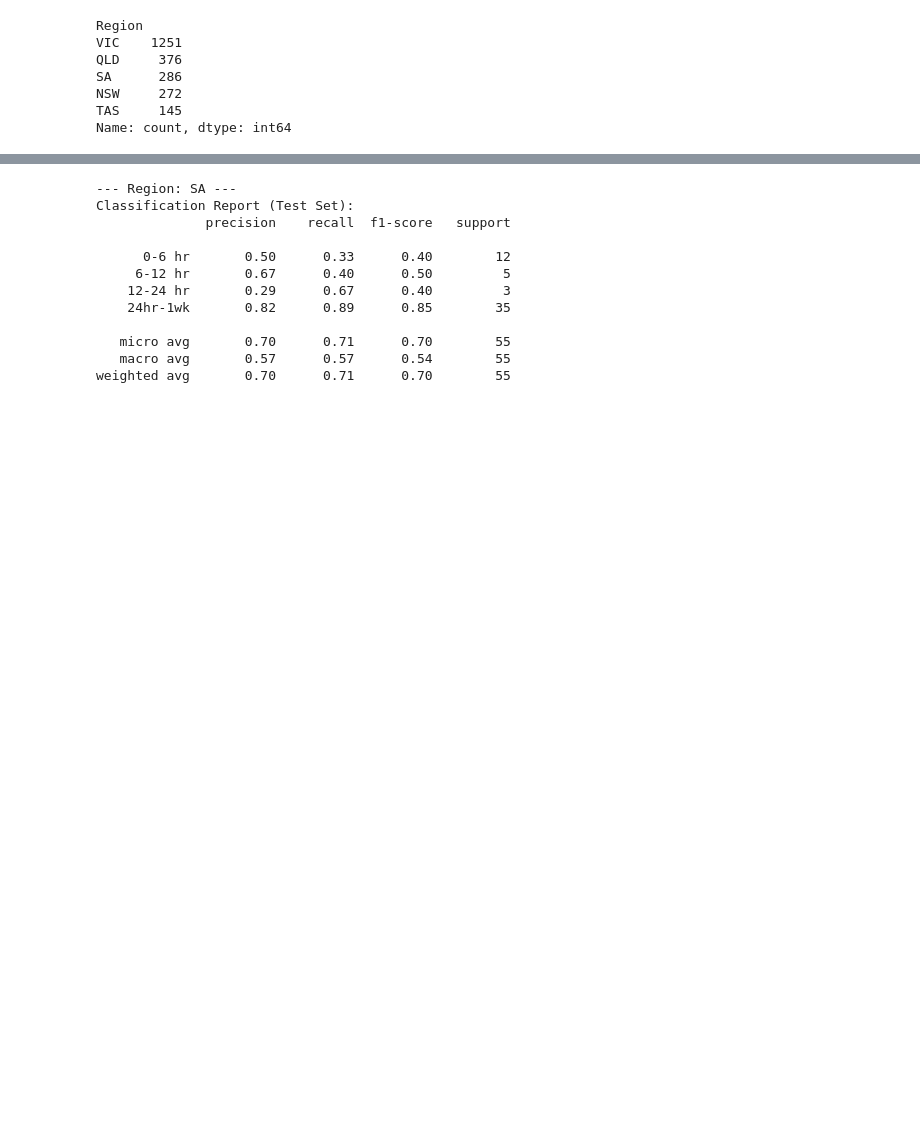
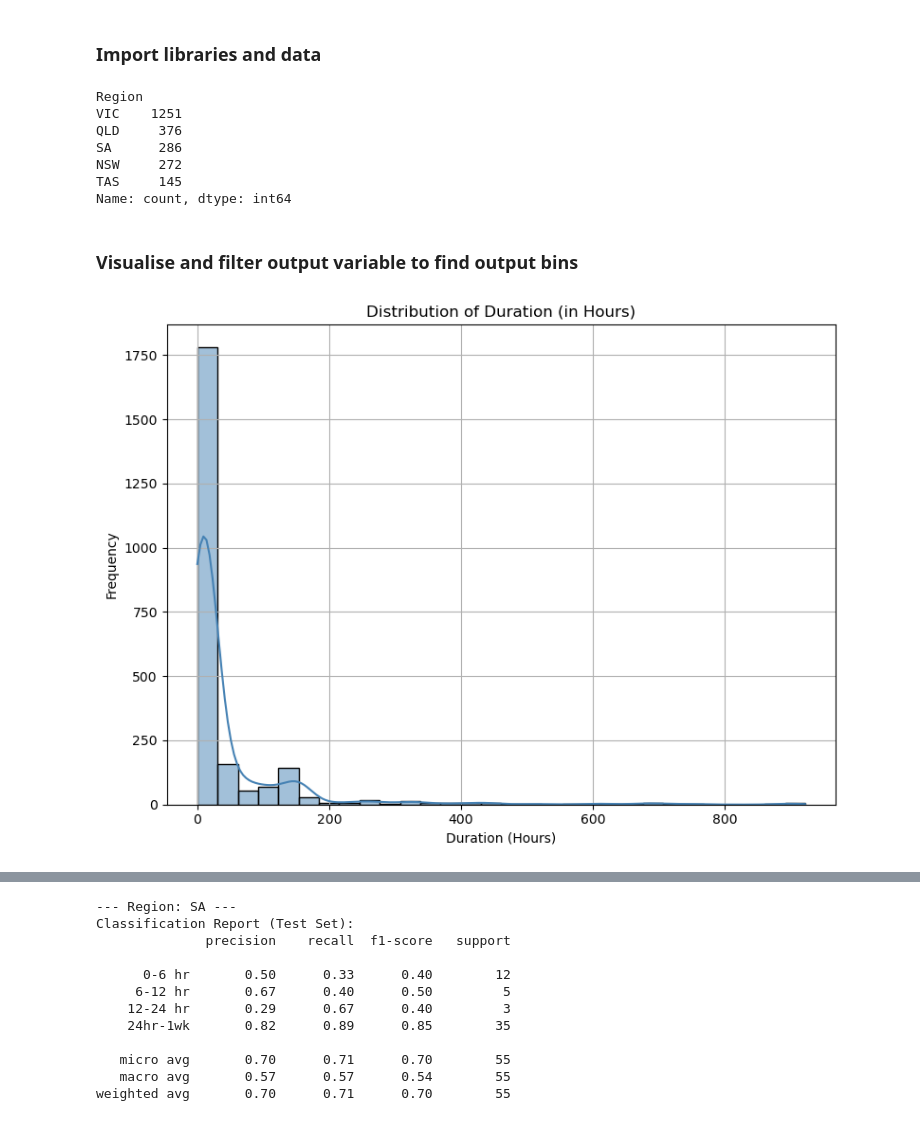
Before and after one commit to JerryZ-code/JZ_IFN695, a Jupyter notebook: 3.4.classification_with_unique_outages.ipynb, the cells around one changed output, grey strips where cells are left out. Saved outputs shown, nothing was run; the diff lists cells and outputs as text; code cells hidden in the pictures; blank space fills up the shorter version.

```diff
--- a/3.4.classification_with_unique_outages.ipynb
+++ b/3.4.classification_with_unique_outages.ipynb
@@ -1,3 +1,5 @@
+# %% [markdown]
+### Import libraries and data
 # %%
 # importing libraries
 import pandas as pd
@@ -20,3 +24,20 @@ SA      286
 NSW     272
 TAS     145
 Name: count, dtype: int64
+# %% [markdown]
+### Visualise and filter output variable to find output bins
+# %%
+# Plot distribution of output variable
+duration_data = df["Duration_Hours"].dropna()
+
+# Plot
+plt.figure(figsize=(8, 6))
+sns.histplot(duration_data, bins=30, kde=True, color='steelblue')
+plt.title("Distribution of Duration (in Hours)")
+plt.xlabel("Duration (Hours)")
+plt.ylabel("Frequency")
+plt.grid(True)
+plt.tight_layout()
+plt.show()
+# %% [output]
+[figure, added]
```
Also changed, not shown: parts of 9 cells of this notebook, 1 other file.
